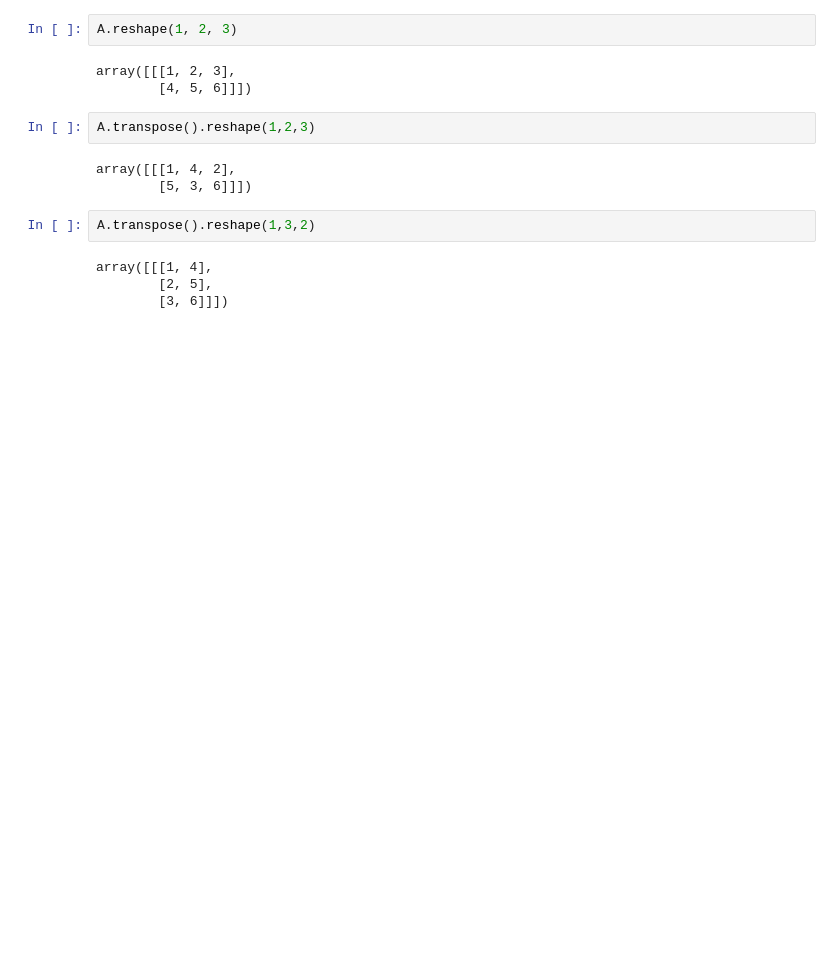
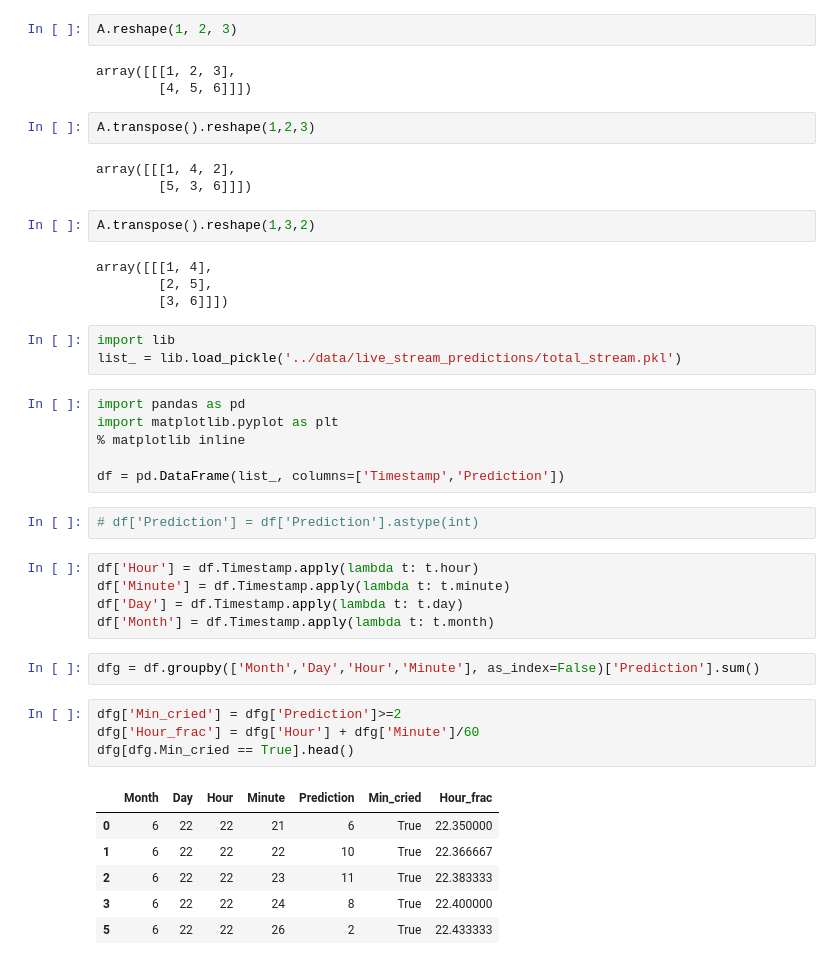
Before and after one commit to timrappold/WeeBro, a Jupyter notebook: bin/EDA.ipynb, the cells around one changed output. Saved outputs shown, nothing was run; the diff lists cells and outputs as text; blank space fills up the shorter version.

```diff
--- a/bin/EDA.ipynb
+++ b/bin/EDA.ipynb
@@ -1314,3 +1314,32 @@ A.transpose().reshape(1,3,2)
 array([[[1, 4],
         [2, 5],
         [3, 6]]])
+# %%
+import lib
+list_ = lib.load_pickle('../data/live_stream_predictions/total_stream.pkl')
+# %%
+import pandas as pd
+import matplotlib.pyplot as plt
+% matplotlib inline
+
+df = pd.DataFrame(list_, columns=['Timestamp','Prediction'])
+# %%
+# df['Prediction'] = df['Prediction'].astype(int)
+# %%
+df['Hour'] = df.Timestamp.apply(lambda t: t.hour)
+df['Minute'] = df.Timestamp.apply(lambda t: t.minute)
+df['Day'] = df.Timestamp.apply(lambda t: t.day)
+df['Month'] = df.Timestamp.apply(lambda t: t.month)
+# %%
+dfg = df.groupby(['Month','Day','Hour','Minute'], as_index=False)['Prediction'].sum()
+# %%
+dfg['Min_cried'] = dfg['Prediction']>=2
+dfg['Hour_frac'] = dfg['Hour'] + dfg['Minute']/60
+dfg[dfg.Min_cried == True].head()
+# %% [output]
+|  | Month | Day | Hour | Minute | Prediction | Min_cried | Hour_frac |
+| 0 | 6 | 22 | 22 | 21 | 6 | True | 22.350000 |
+| 1 | 6 | 22 | 22 | 22 | 10 | True | 22.366667 |
+| 2 | 6 | 22 | 22 | 23 | 11 | True | 22.383333 |
+| 3 | 6 | 22 | 22 | 24 | 8 | True | 22.400000 |
+| 5 | 6 | 22 | 22 | 26 | 2 | True | 22.433333 |
```
Also changed, not shown: parts of 8 cells of this notebook, 4 other files.
